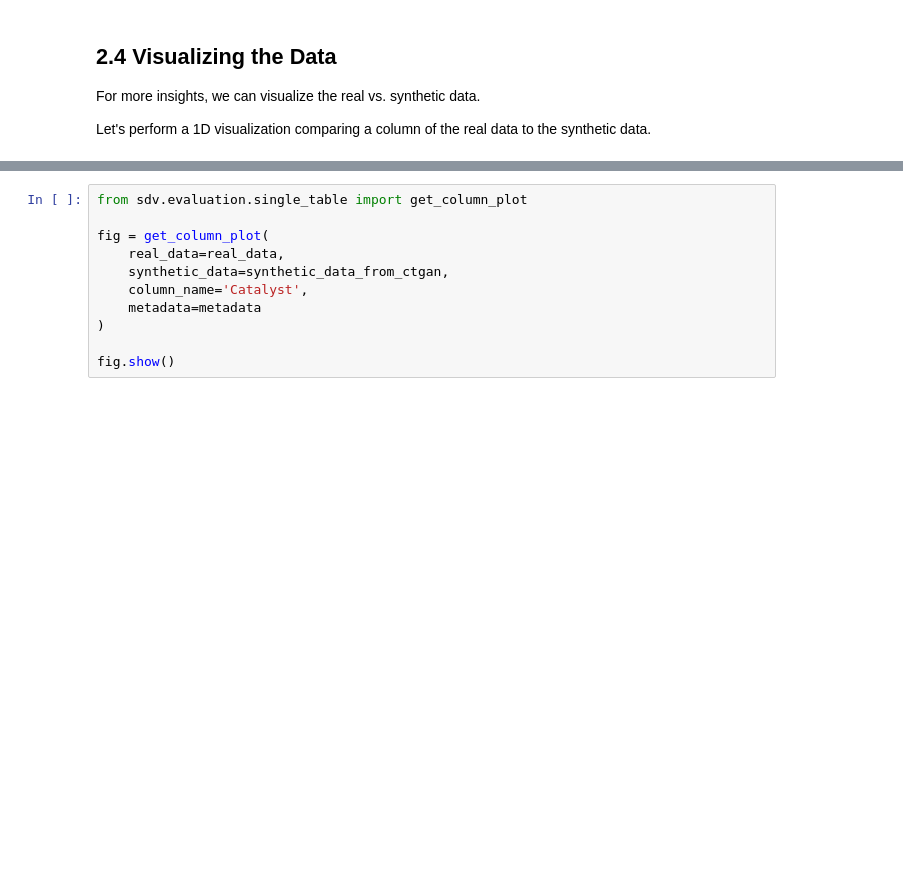
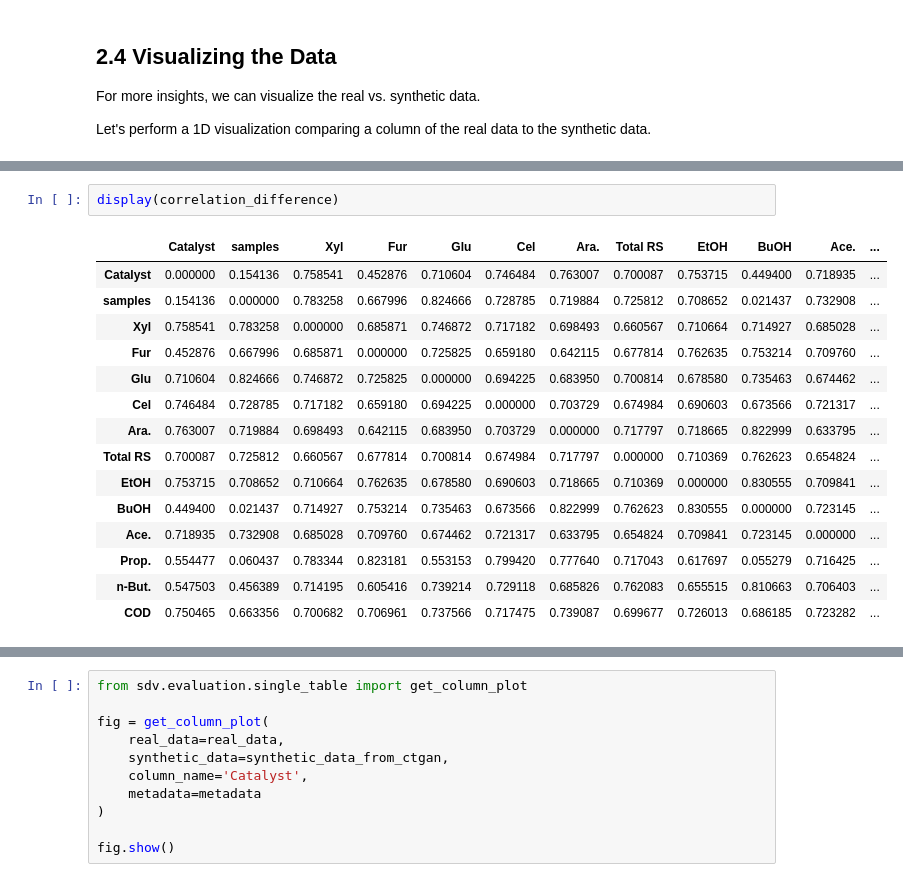
Before and after one commit to umraodeepika7-dotcom/ctgan, a Jupyter notebook: SDV_Synthesize_a_table_(CTGAN).ipynb, the cells around one changed output, grey strips where cells are left out. Drawn from its saved outputs; the diff is of its cells as text; blank space fills up the shorter version.

```diff
--- a/SDV_Synthesize_a_table_(CTGAN).ipynb
+++ b/SDV_Synthesize_a_table_(CTGAN).ipynb
@@ -450,0 +595,18 @@ Let's perform a 1D visualization comparing a column of the real data to the synt
+# %%
+display(correlation_difference)
+# %% [output]
+|  | Catalyst | samples | Xyl | Fur | Glu | Cel | Ara. | Total RS | EtOH | BuOH | Ace. | ... |
+| Catalyst | 0.000000 | 0.154136 | 0.758541 | 0.452876 | 0.710604 | 0.746484 | 0.763007 | 0.700087 | 0.753715 | 0.449400 | 0.718935 | ... |
+| samples | 0.154136 | 0.000000 | 0.783258 | 0.667996 | 0.824666 | 0.728785 | 0.719884 | 0.725812 | 0.708652 | 0.021437 | 0.732908 | ... |
+| Xyl | 0.758541 | 0.783258 | 0.000000 | 0.685871 | 0.746872 | 0.717182 | 0.698493 | 0.660567 | 0.710664 | 0.714927 | 0.685028 | ... |
+| Fur | 0.452876 | 0.667996 | 0.685871 | 0.000000 | 0.725825 | 0.659180 | 0.642115 | 0.677814 | 0.762635 | 0.753214 | 0.709760 | ... |
+| Glu | 0.710604 | 0.824666 | 0.746872 | 0.725825 | 0.000000 | 0.694225 | 0.683950 | 0.700814 | 0.678580 | 0.735463 | 0.674462 | ... |
+| Cel | 0.746484 | 0.728785 | 0.717182 | 0.659180 | 0.694225 | 0.000000 | 0.703729 | 0.674984 | 0.690603 | 0.673566 | 0.721317 | ... |
+| Ara. | 0.763007 | 0.719884 | 0.698493 | 0.642115 | 0.683950 | 0.703729 | 0.000000 | 0.717797 | 0.718665 | 0.822999 | 0.633795 | ... |
+| Total RS | 0.700087 | 0.725812 | 0.660567 | 0.677814 | 0.700814 | 0.674984 | 0.717797 | 0.000000 | 0.710369 | 0.762623 | 0.654824 | ... |
+| EtOH | 0.753715 | 0.708652 | 0.710664 | 0.762635 | 0.678580 | 0.690603 | 0.718665 | 0.710369 | 0.000000 | 0.830555 | 0.709841 | ... |
+| BuOH | 0.449400 | 0.021437 | 0.714927 | 0.753214 | 0.735463 | 0.673566 | 0.822999 | 0.762623 | 0.830555 | 0.000000 | 0.723145 | ... |
+| Ace. | 0.718935 | 0.732908 | 0.685028 | 0.709760 | 0.674462 | 0.721317 | 0.633795 | 0.654824 | 0.709841 | 0.723145 | 0.000000 | ... |
+| Prop. | 0.554477 | 0.060437 | 0.783344 | 0.823181 | 0.553153 | 0.799420 | 0.777640 | 0.717043 | 0.617697 | 0.055279 | 0.716425 | ... |
+| n-But. | 0.547503 | 0.456389 | 0.714195 | 0.605416 | 0.739214 | 0.729118 | 0.685826 | 0.762083 | 0.655515 | 0.810663 | 0.706403 | ... |
+| COD | 0.750465 | 0.663356 | 0.700682 | 0.706961 | 0.737566 | 0.717475 | 0.739087 | 0.699677 | 0.726013 | 0.686185 | 0.723282 | ... |
```
Also changed, not shown: parts of 18 cells of this notebook.
